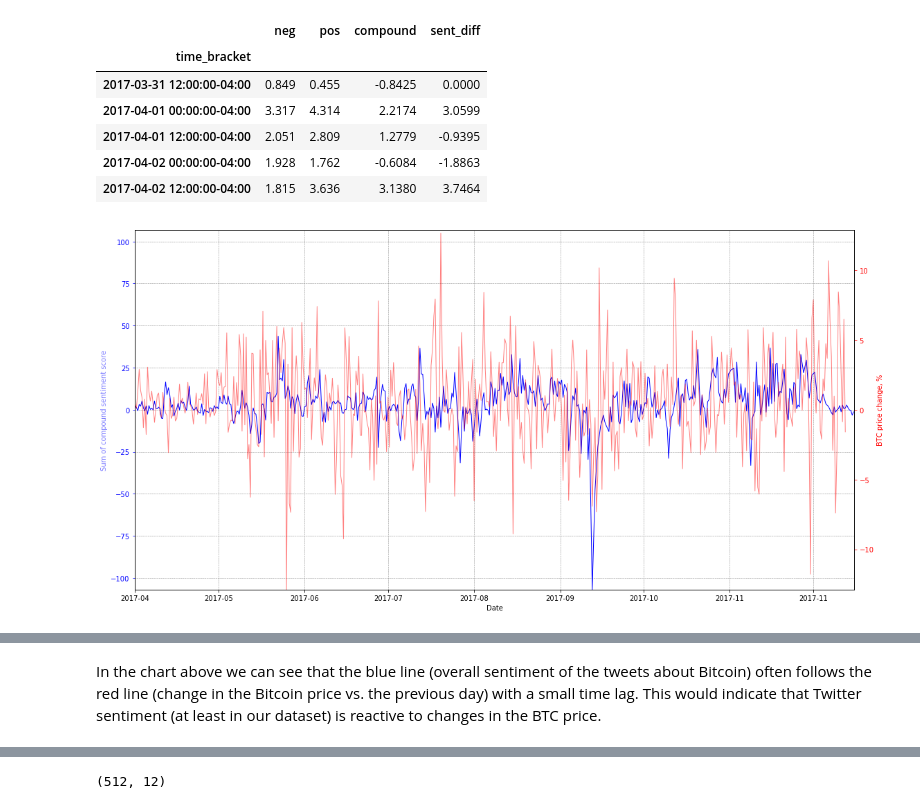
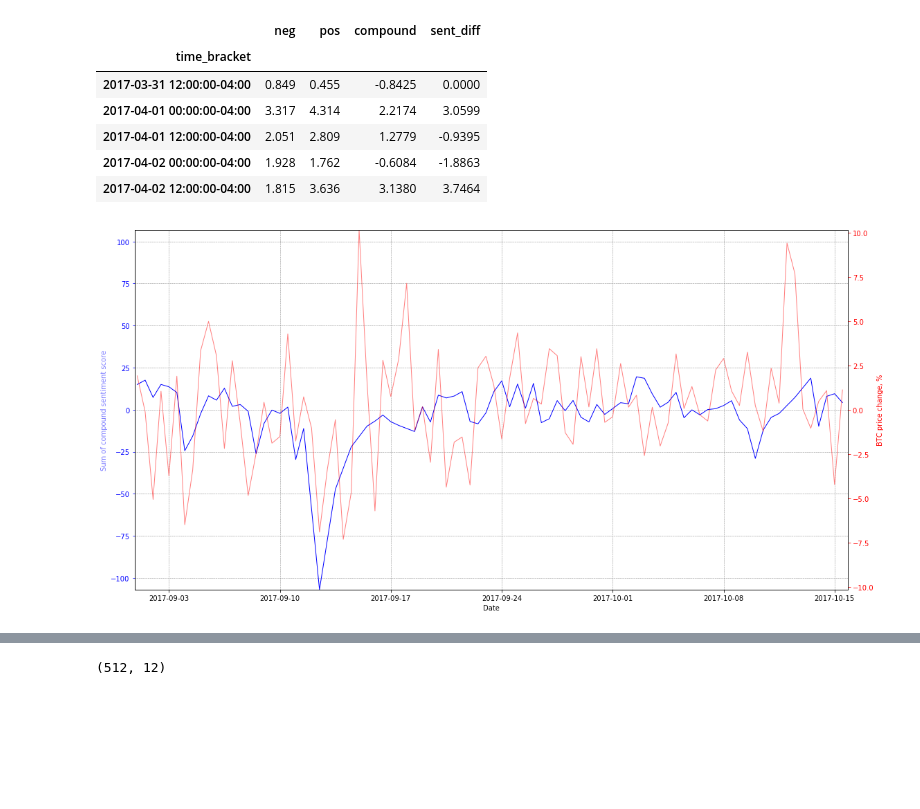
Before and after one commit to Liam-O/Data620, a Jupyter notebook: FinalProject/LByrne_DVecheruk_DATA620_FinalPro.ipynb, the cells around one changed output, grey strips where cells are left out. Cells and saved outputs as stored; diff of their text form; code cells hidden in the pictures; blank space fills up the shorter version.

```diff
--- a/FinalProject/LByrne_DVecheruk_DATA620_FinalPro.ipynb
+++ b/FinalProject/LByrne_DVecheruk_DATA620_FinalPro.ipynb
@@ -356,8 +356,8 @@ df2 = btc_ohlc[pd.to_datetime("2017-04-01").date():]
 import datetime
 #Zoom timeline
 format = '%Y-%m-%d %H:%M:%S'
-start = datetime.date(2017, 4, 1) #enter 'None' to see all left
-end = datetime.date(2017, 12, 16) #enter 'None' to see all right
+start = datetime.date(2017, 9, 1) #enter 'None' to see all left
+end = datetime.date(2017, 10, 16) #enter 'None' to see all right
 
 #Variables
 twt_var = "compound"#"sent_diff"
@@ -372,34 +372,34 @@ btc_lim = max(abs(df2[btc_var]))
 
 fig, ax1 = plt.subplots(figsize=(16, 8))
 ax1.plot(df1.index, df1[twt_var], linewidth=1,color="blue")
 ax1.set_xlabel('Date')
 
 # Make the y-axis label, ticks and tick labels match the line color.
 ax1.set_ylabel('Sum of compound sentiment score', color='blue', alpha = 0.5)
 ax1.tick_params('y', colors='blue')
 ax1.grid(color='grey', linestyle='--', linewidth=.5)
 ax1.set_ylim(-twt_lim, twt_lim)
 ax1.set_xlim(left = start, right = end)
 #ax1.set_yscale("log", nonposy='clip')
 
 ax2 = ax1.twinx()
 
 ax2.plot(df2.index, df2[btc_var], linewidth=1,color="red", alpha = 0.5)
 ax2.set_ylabel('BTC price change, %', color='red')
 ax2.tick_params('y', colors='red')
 ax2.set_xlim(left = start, right = end)
 ax2.set_ylim(-btc_lim, btc_lim)
 #ax2.set_yscale("log", nonposy='clip')
 
 # ax3 = ax1.twinx()
 # ax3 = ax1.twiny()
 # ax3.plot(twt_clean_daily.index,np.repeat(0,len(twt_clean_daily.index)),
 #          linewidth=1,color="black")
 
 fig.tight_layout()
 plt.show()
 # %% [output]
-[figure, old version]
+[figure, new version]
 # %%
 df1 = twt_clean_agg[pd.to_datetime("2017-04-01").date():]
 df2 = btc_ohlc[pd.to_datetime("2017-04-01").date():]
@@ -451,5 +451,3 @@ fig = go.Figure(data = plot_data, layout = layout)
 iplot(fig, filename = 'btc_sent')
 # %% [output]
 [interactive output not drawn]
-# %% [markdown]
-In the chart above we can see that the blue line (overall sentiment of the tweets about Bitcoin) often follows the red line (change in the Bitcoin price vs. the previous day) with a small time lag. This would indicate that Twitter sentiment (at least in our dataset) is reactive to changes in the BTC price.
```
Also changed, not shown: parts of 29 cells of this notebook.
